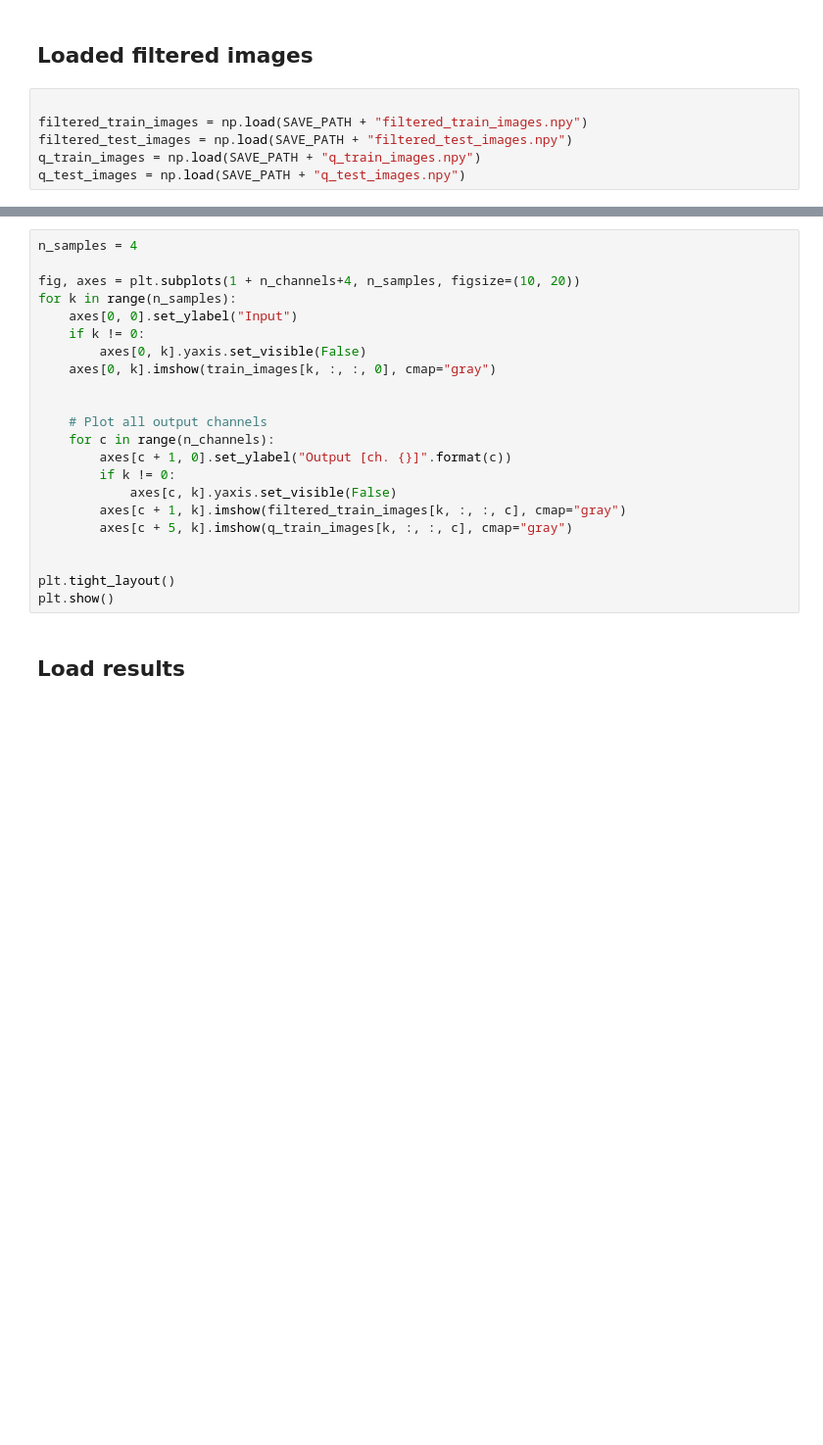
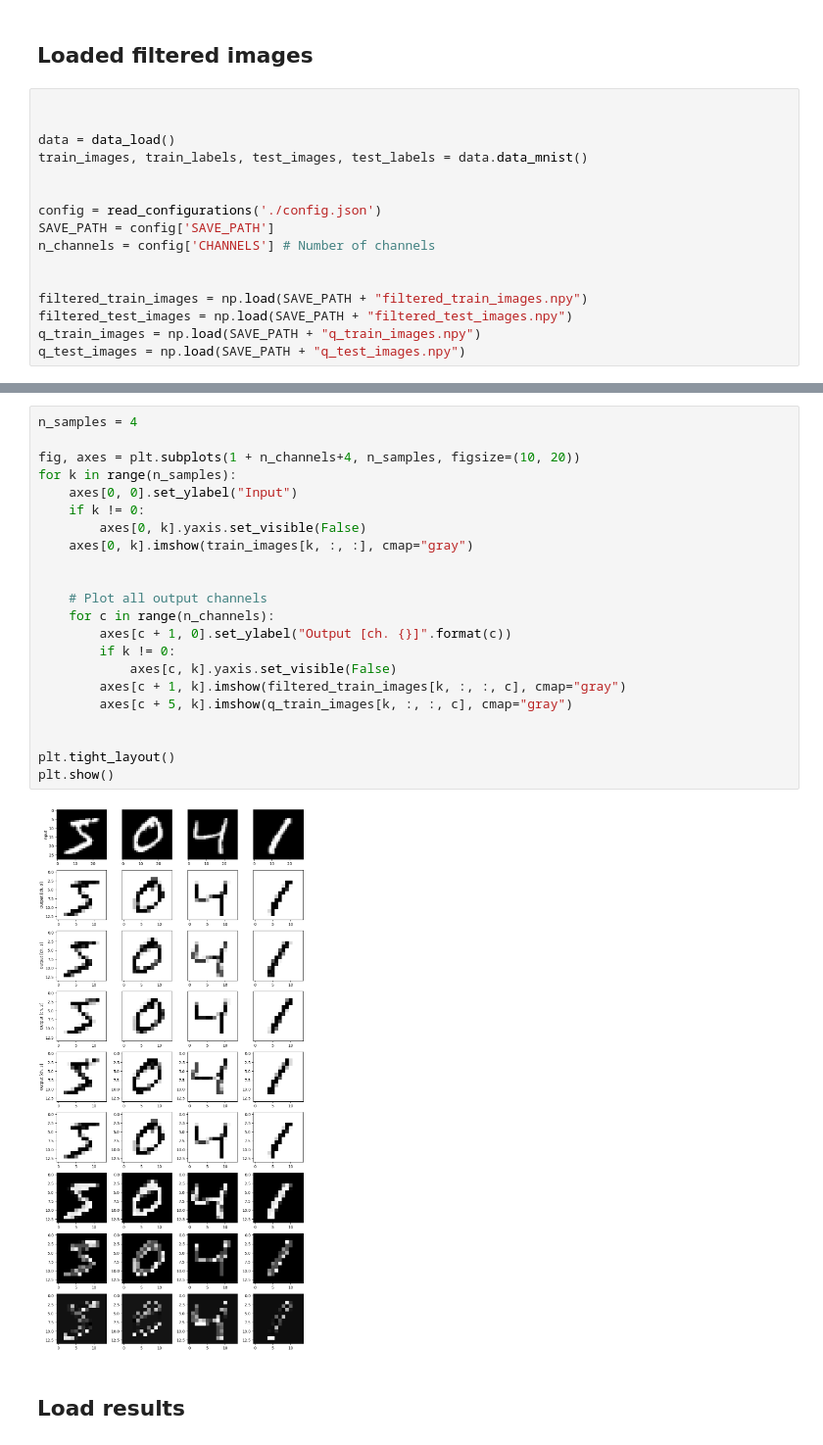
Before and after one commit to TheOpenSI/QML-QPF, a Jupyter notebook: scripts/visualisaton_results.ipynb, the cells around one changed output, grey strips where cells are left out. Shown: that part at 98% size. Saved outputs shown, nothing was run; the diff lists cells and outputs as text; blank space fills up the shorter version.

```diff
--- a/scripts/visualisaton_results.ipynb
+++ b/scripts/visualisaton_results.ipynb
@@ -43,6 +10,16 @@ Here we are investigating if the quantum filter add any advantace when compared
 # %% [markdown]
 ## Loaded filtered images
 # %%
+
+
+data = data_load()
+train_images, train_labels, test_images, test_labels = data.data_mnist()
+
+
+config = read_configurations('./config.json')
+SAVE_PATH = config['SAVE_PATH']
+n_channels = config['CHANNELS'] # Number of channels
+
 
 filtered_train_images = np.load(SAVE_PATH + "filtered_train_images.npy")
 filtered_test_images = np.load(SAVE_PATH + "filtered_test_images.npy")
@@ -51,25 +30,27 @@ q_test_images = np.load(SAVE_PATH + "q_test_images.npy")
 # %%
 n_samples = 4
 
 fig, axes = plt.subplots(1 + n_channels+4, n_samples, figsize=(10, 20))
 for k in range(n_samples):
     axes[0, 0].set_ylabel("Input")
     if k != 0:
         axes[0, k].yaxis.set_visible(False)
-    axes[0, k].imshow(train_images[k, :, :, 0], cmap="gray")
+    axes[0, k].imshow(train_images[k, :, :], cmap="gray")
 
 
     # Plot all output channels
     for c in range(n_channels):
         axes[c + 1, 0].set_ylabel("Output [ch. {}]".format(c))
         if k != 0:
             axes[c, k].yaxis.set_visible(False)
         axes[c + 1, k].imshow(filtered_train_images[k, :, :, c], cmap="gray")
         axes[c + 5, k].imshow(q_train_images[k, :, :, c], cmap="gray")
 
 
 plt.tight_layout()
 plt.show()
+# %% [output]
+[figure, added]
 # %% [markdown]
 ## Load results
 # %%
```
Also changed, not shown: parts of 10 cells of this notebook.
